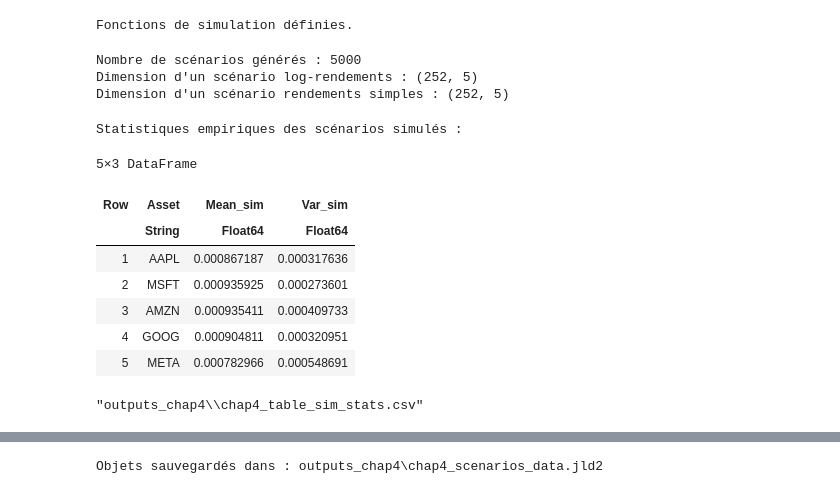
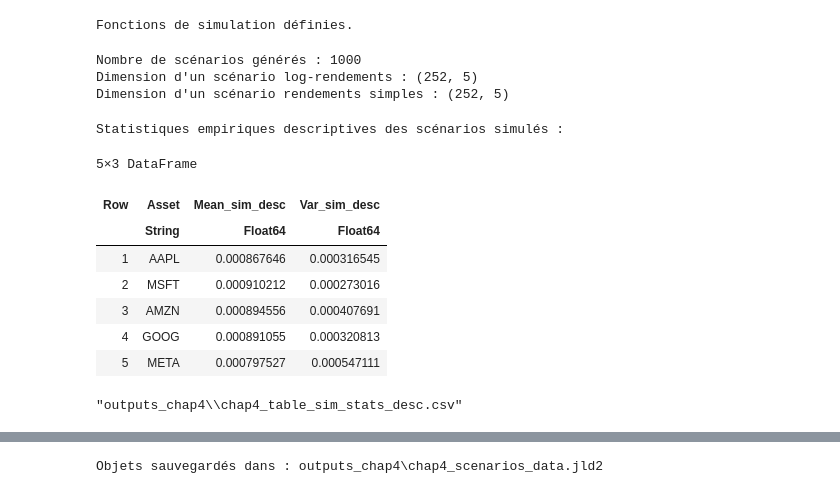
Before and after one commit to JanvierSoninhekpon/msc-thesis-contextual-portfolio, a Jupyter notebook: code_chap4_generation_scenarios.ipynb, the cells around one changed output, grey strips where cells are left out. Cells and saved outputs as stored; diff of their text form; code cells hidden in the pictures.

```diff
--- a/code_chap4_generation_scenarios.ipynb
+++ b/code_chap4_generation_scenarios.ipynb
@@ -492,74 +571,94 @@ Fonctions de simulation définies.
 # %%
 #### Cellule 4.1.18 ####
 
-# Initialisation des structures de stockage des scénarios
+#Initialisation des structures de stockage des scénarios
 
   #Trajectoires de régimes simulées
     scenario_regimes = Vector{Vector{Int}}(undef, M_scen)
+
   #Log-rendements simulés (T_horizon x N)
     scenario_Rlog = Vector{Matrix{Float64}}(undef, M_scen)
-  # Rendements simples simulés
+
+  #Rendements simples simulés
     scenario_Rsimple = Vector{Matrix{Float64}}(undef, M_scen)
-  # Régime initial (choix arbitraire ou neutre)
+
+  #Régime initial (choix neutre)
      r0 = 2
 
-  #Génération des scénarios Monte Carlo
+            #IMPORTANT :
+                #les scénarios générés dans cette cellule sont descriptifs.
+                # ils utilisent les paramètres estimés sur l'échantillon complet :
+                # P_desc, μ_reg_log et L_reg_desc.
+            #
+            #dans le backtest hors échantillon,
+            #ces paramètres devront être recalculés dynamiquement
+            #uniquement à partir des données passées.
+
+#Génération des scénarios Monte Carlo descriptifs
 for m in 1:M_scen
+
     #Simulation d’une trajectoire de régimes
-    c_path = simulate_regime_path(P, T_horizon; r0=r0)
+    c_path = simulate_regime_path(P_desc, T_horizon; r0=r0)
+
      #Simulation des log-rendements conditionnels aux régimes
-    Rlog_m = simulate_logreturn_path(μ_reg_log, L_reg, c_path)
+    Rlog_m = simulate_logreturn_path(μ_reg_log, L_reg_desc, c_path)
+
      #Conversion en rendements simples
     Rsimple_m = log_to_simple(Rlog_m)
       #Stockage
     scenario_regimes[m] = c_path
     scenario_Rlog[m] = Rlog_m
-    scenario_Rsimple[m] = Rsimple_m
+    scenario_Rsimple[m]= Rsimple_m
+
 end
 
-# Vérifications
+#Vérifications
 println("Nombre de scénarios générés : ", M_scen)
 println("Dimension d'un scénario log-rendements : ", size(scenario_Rlog[1]))
 println("Dimension d'un scénario rendements simples : ", size(scenario_Rsimple[1]))
 # %% [output]
-Nombre de scénarios générés : 5000
+Nombre de scénarios générés : 1000
 Dimension d'un scénario log-rendements : (252, 5)
 Dimension d'un scénario rendements simples : (252, 5)
 # %%
 #### Cellule 4.1.19 ####
 
-  #Empilement de tous les scénarios de log-rendements
+  #Empilement de tous les scénarios descriptifs de log-rendements
    #On obtient une grande matrice (M_scen * T_horizon) x N
       all_sim_logreturns = vcat(scenario_Rlog...)
 
 #Calcul des statistiques empiriques simulées
 
-  # Moyenne simulée (par actif)
+  #Moyenne simulée descriptive (par actif)
     mean_sim = vec(mean(all_sim_logreturns, dims=1))
-  # Variance simulée (par actif)
-    var_sim  = vec(var(all_sim_logreturns, dims=1))
-  # Construction d’un tableau de synthèse
+
+  #Variance simulée descriptive (par actif)
+    var_sim= vec(var(all_sim_logreturns, dims=1))
+
+  #Construction d’un tableau de synthèse
     sim_stats = DataFrame(
-        Asset = TICKERS,
-        Mean_sim = mean_sim,
-        Var_sim = var_sim
+        Asset= TICKERS,
+        Mean_sim_desc = mean_sim,
+        Var_sim_desc = var_sim
     )
+
 #Affichage
-println("Statistiques empiriques des scénarios simulés :")
+println("Statistiques empiriques descriptives des scénarios simulés :")
 display(sim_stats)
-#Export pour utilisation dans le rapport
-CSV.write(joinpath(OUTDIR, "chap4_table_sim_stats.csv"), sim_stats)
+
+#Export pour utilisation descriptive dans le rapport
+CSV.write(joinpath(OUTDIR, "chap4_table_sim_stats_desc.csv"), sim_stats)
 # %% [output]
-Statistiques empiriques des scénarios simulés :
+Statistiques empiriques descriptives des scénarios simulés :
 5×3 DataFrame
-| Row | Asset | Mean_sim | Var_sim |
+| Row | Asset | Mean_sim_desc | Var_sim_desc |
 |  | String | Float64 | Float64 |
-| 1 | AAPL | 0.000867187 | 0.000317636 |
-| 2 | MSFT | 0.000935925 | 0.000273601 |
-| 3 | AMZN | 0.000935411 | 0.000409733 |
-| 4 | GOOG | 0.000904811 | 0.000320951 |
-| 5 | META | 0.000782966 | 0.000548691 |
+| 1 | AAPL | 0.000867646 | 0.000316545 |
+| 2 | MSFT | 0.000910212 | 0.000273016 |
+| 3 | AMZN | 0.000894556 | 0.000407691 |
+| 4 | GOOG | 0.000891055 | 0.000320813 |
+| 5 | META | 0.000797527 | 0.000547111 |
-"outputs_chap4\\chap4_table_sim_stats.csv"
+"outputs_chap4\\chap4_table_sim_stats_desc.csv"
 # %%
 #### Cellule 4.1.20 ####
 
```
Also changed, not shown: parts of 13 cells of this notebook.
